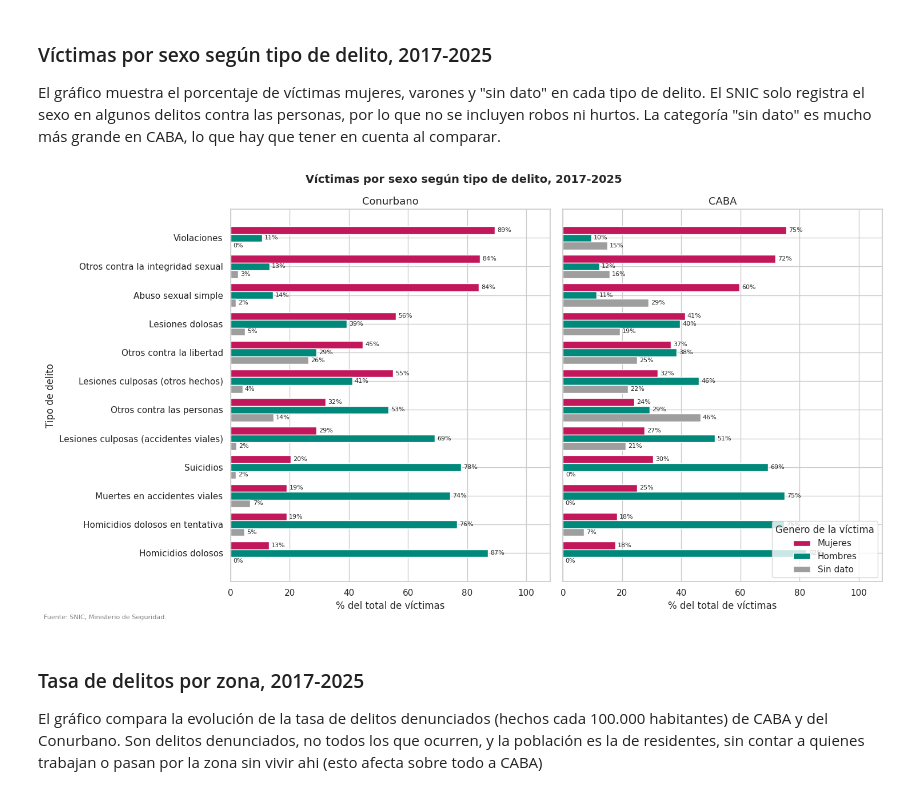
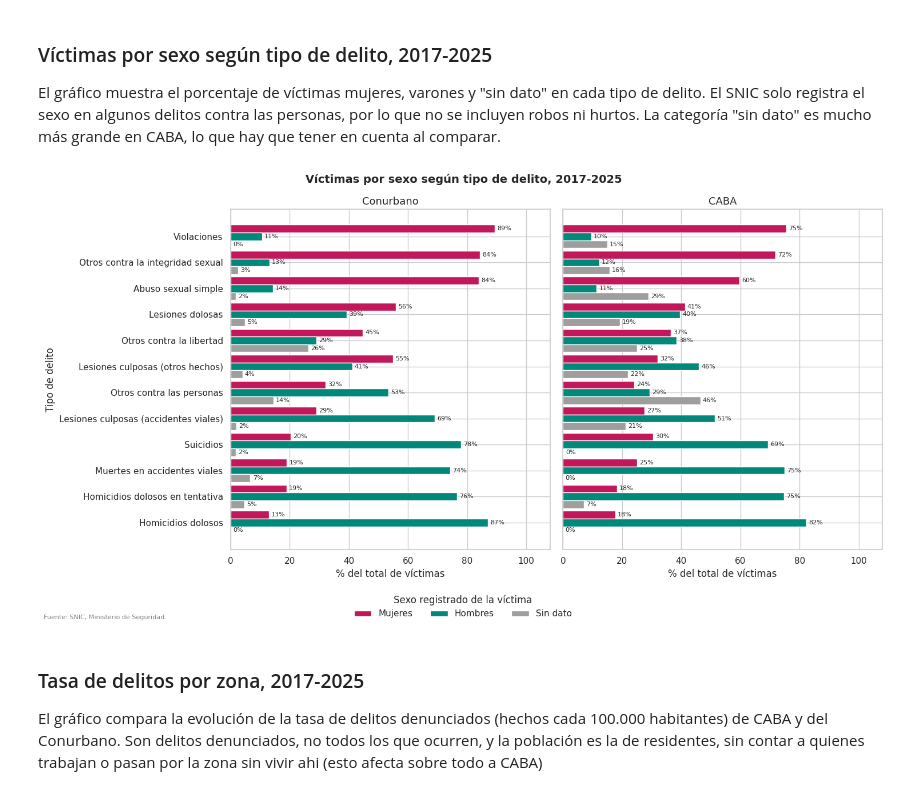
Before and after one commit to bauhaushm/TP-Delito_en_AMBA, a Jupyter notebook: TP_Delito.ipynb, the cells around one changed output. Drawn from its saved outputs; the diff is of its cells as text; code cells hidden in the pictures.

```diff
--- a/TP_Delito.ipynb
+++ b/TP_Delito.ipynb
@@ -563,37 +563,41 @@ tipos_sexo = {
     "Suicidios (consumados)": "Suicidios",
     "Homicidios dolosos": "Homicidios dolosos",
 }
 v = df_vict[df_vict["codigo_delito_snic_nombre"].isin(tipos_sexo)].copy()
 v["tipo"] = v["codigo_delito_snic_nombre"].map(tipos_sexo)
 
 # % de cada sexo sobre TODAS las víctimas (incluye "sin dato")
 g = v.groupby(["zona", "tipo"])[["cantidad_victimas_fem", "cantidad_victimas_masc", "cantidad_victimas_sd"]].sum()
 total = g.sum(axis=1)
 g["Mujeres"] = g["cantidad_victimas_fem"] / total * 100
 g["Hombres"] = g["cantidad_victimas_masc"] / total * 100
 g["Sin dato"] = g["cantidad_victimas_sd"] / total * 100
 
 orden = (g["Mujeres"] / (g["Mujeres"] + g["Hombres"])).groupby("tipo").mean().sort_values().index
 
 fig, axes = plt.subplots(1, 2, figsize=(15, 8), sharey=True)
-y = np.arange(len(orden)); alto = 0.27
+y = np.arange(len(orden)); alto = 0.3
 for ax, zona in zip(axes, ["Conurbano", "CABA"]):
     t = g.loc[zona].loc[orden]
     for desp, col, color in [(alto, "Mujeres", "#c2185b"), (0, "Hombres", "#00897b"), (-alto, "Sin dato", "#9e9e9e")]:
         b = ax.barh(y + desp, t[col], alto, label=col, color=color)
         ax.bar_label(b, fmt="%.0f%%", padding=3, fontsize=8)
     ax.set_title(zona, fontsize=13)
     ax.set_xlabel("% del total de víctimas")
     ax.set_xlim(0, 108)
 axes[0].set_yticks(y); axes[0].set_yticklabels(orden); axes[0].set_ylabel("Tipo de delito")
-axes[1].legend(title="Genero de la víctima", loc="lower right")
+
+# Leyenda debajo del gráfico, para que no tape las barras
+handles, labels = axes[0].get_legend_handles_labels()
+fig.legend(handles, labels, title="Sexo registrado de la víctima", loc="lower center", ncol=3, frameon=False)
+
 fig.suptitle("Víctimas por sexo según tipo de delito, 2017-2025", fontsize=14, fontweight="bold")
 fig.text(0.01, 0.005, "Fuente: SNIC, Ministerio de Seguridad.", fontsize=8, color="gray")
-plt.tight_layout()
+plt.tight_layout(rect=[0, 0.07, 1, 1])
 plt.savefig("victimas_por_sexo.png", dpi=110)
 plt.show()
 # %% [output]
-[figure, old version]
+[figure, new version]
 # %% [markdown]
 ### Tasa de delitos por zona, 2017-2025
 
```
